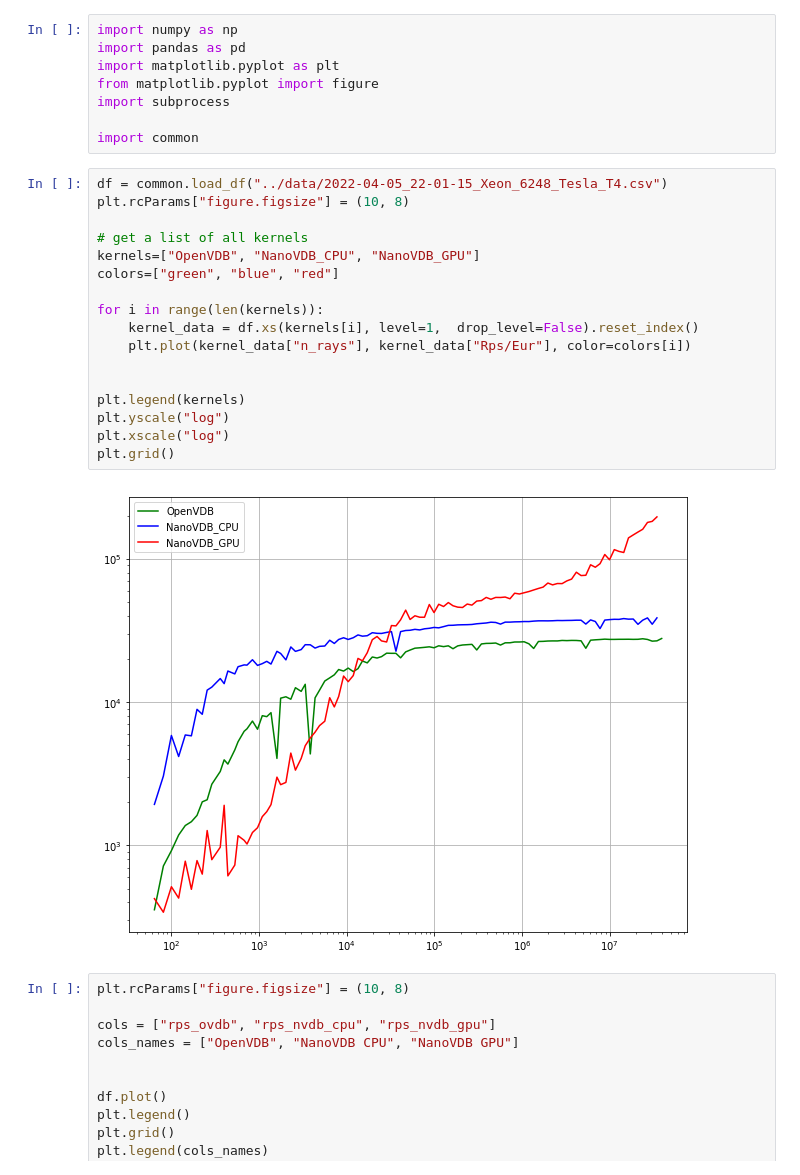
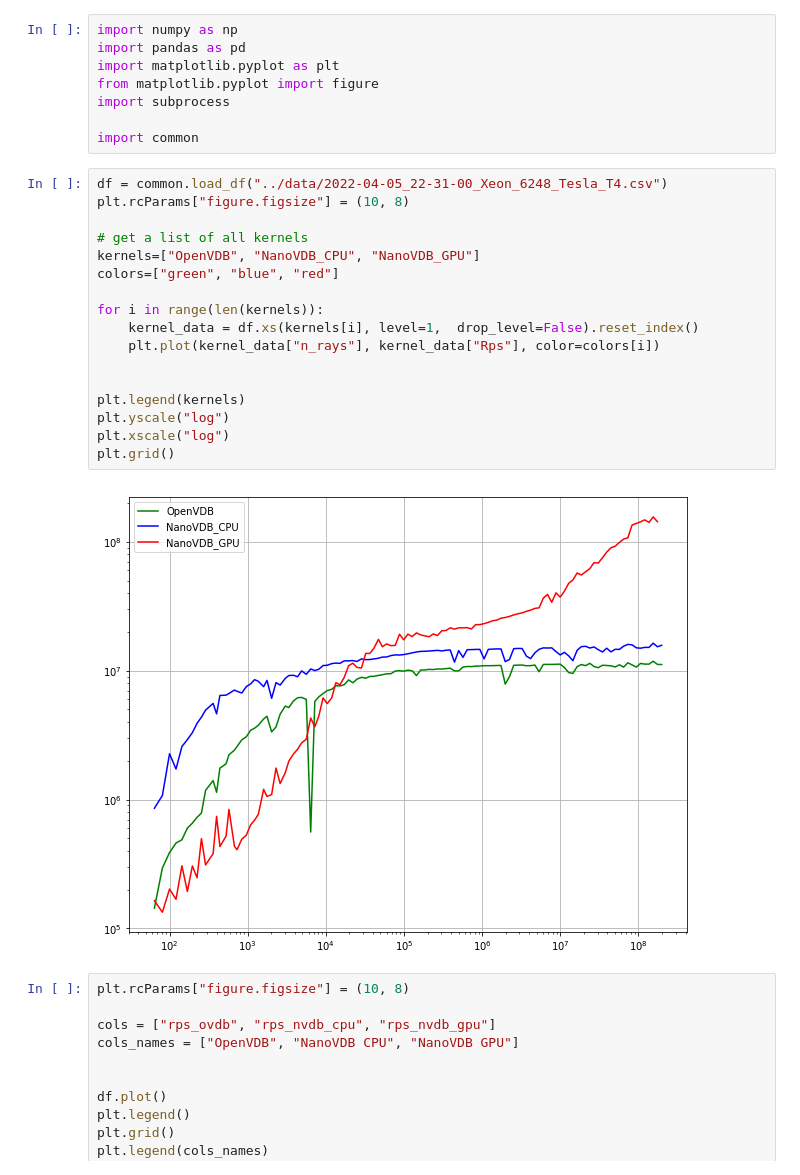
Before and after one commit to hitimr/SelectedTopicsCompElectronics, a Jupyter notebook: script/plots.ipynb, the cells around one changed output. Drawn from its saved outputs; the diff is of its cells as text.

Commit message:
more data

```diff
--- a/script/plots.ipynb
+++ b/script/plots.ipynb
@@ -7,24 +7,24 @@ import subprocess
 
 import common
 # %%
-df = common.load_df("../data/2022-04-05_22-01-15_Xeon_6248_Tesla_T4.csv")
+df = common.load_df("../data/2022-04-05_22-31-00_Xeon_6248_Tesla_T4.csv")
 plt.rcParams["figure.figsize"] = (10, 8)
 
 # get a list of all kernels
 kernels=["OpenVDB", "NanoVDB_CPU", "NanoVDB_GPU"]
 colors=["green", "blue", "red"]
 
 for i in range(len(kernels)):
     kernel_data = df.xs(kernels[i], level=1,  drop_level=False).reset_index()
-    plt.plot(kernel_data["n_rays"], kernel_data["Rps/Eur"], color=colors[i])
+    plt.plot(kernel_data["n_rays"], kernel_data["Rps"], color=colors[i])
 
 
 plt.legend(kernels)
 plt.yscale("log")
 plt.xscale("log")
 plt.grid()
 # %% [output]
-[figure, old version]
+[figure, new version]
 # %%
 plt.rcParams["figure.figsize"] = (10, 8)
 
```
Also changed, not shown: 5 other files.
